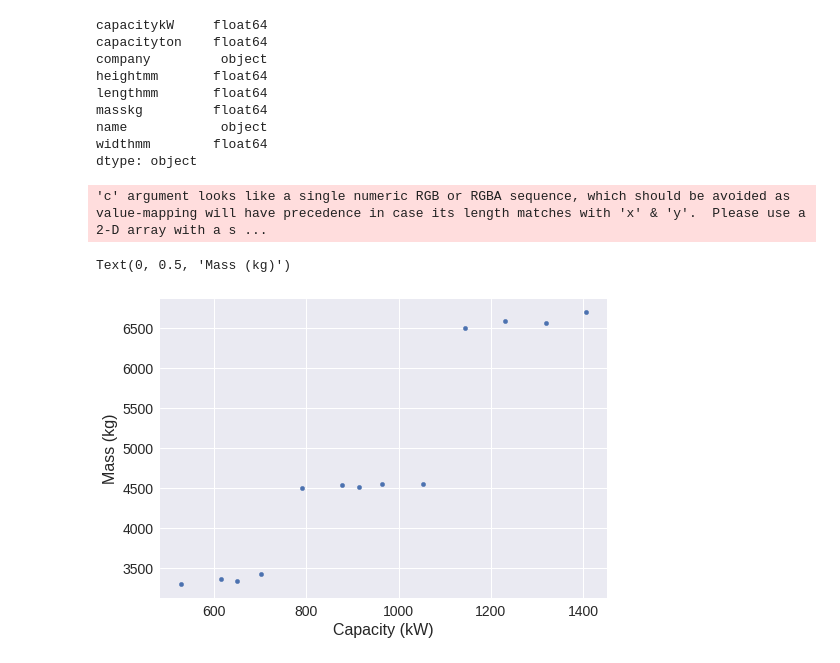
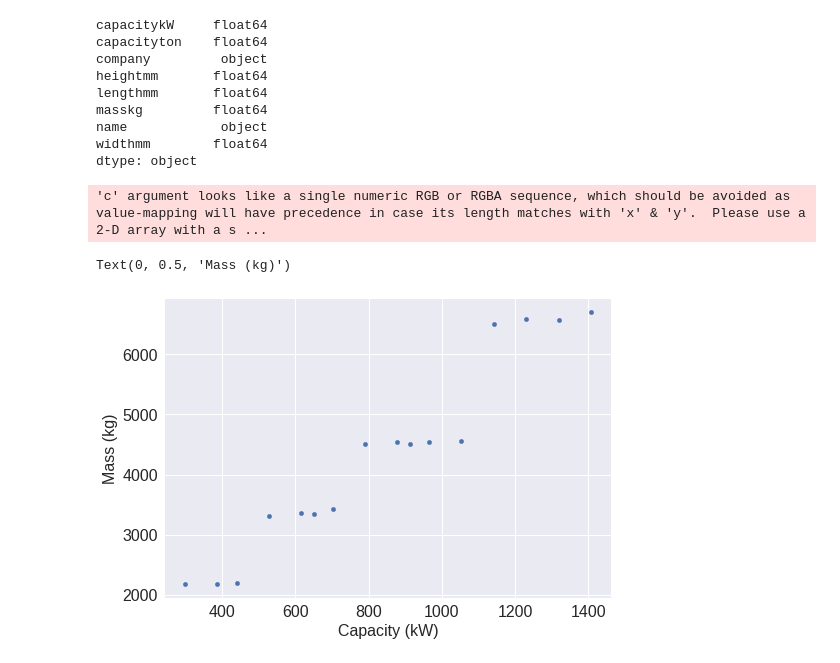
Before and after one commit to arvindnswamy/HeatTransfer, a Jupyter notebook: ChillerCharacteristicsCompilation.ipynb, the cells around one changed output. Drawn from its saved outputs; the diff is of its cells as text; code cells hidden in the pictures.

```diff
--- a/ChillerCharacteristicsCompilation.ipynb
+++ b/ChillerCharacteristicsCompilation.ipynb
@@ -123,6 +123,24 @@ hx_characteristics = {
                  "widthmm": 1215.0,
                  "heightmm": 1998.7
                 },
+    "ACW085AT3046": {"name": 'ACW085AT3046',
+                 "company": 'Arctic',
+                 "capacityton": 85.0,
+                 "capacitykW": 299.2,
+                 "masskg": 2177.2
+                },
+    "ACW110AT3546": {"name": 'ACW110AT3546',
+                 "company": 'Arctic',
+                 "capacityton": 110.0,
+                 "capacitykW": 387.2,
+                 "masskg": 2186.3
+                },
+    "ACW125AT4046": {"name": 'ACW125AT4046',
+                 "company": 'Arctic',
+                 "capacityton": 125.0,
+                 "capacitykW": 440.0,
+                 "masskg": 2193.1
+                },
 }
 
 
@@ -190,10 +211,10 @@ widthmm        float64
 dtype: object
 # %%
 f, (ax1) = plt.subplots(1)
-hx_char_mod.plot.scatter(x='capacitykW', y='masskg', fontsize=14, ax=ax1)
+hx_char_mod.plot.scatter(x='capacitykW', y='masskg', fontsize=16, ax=ax1)
 ax1.set_xlabel('Capacity (kW)', fontsize=16)
 ax1.set_ylabel('Mass (kg)', fontsize=16)
 # %% [output]
 'c' argument looks like a single numeric RGB or RGBA sequence, which should be avoided as value-mapping will have precedence in case its length matches with 'x' & 'y'.  Please use a 2-D array with a s ...
 Text(0, 0.5, 'Mass (kg)')
-[figure, old version]
+[figure, new version]
```
Also changed, not shown: parts of 2 cells of this notebook.
